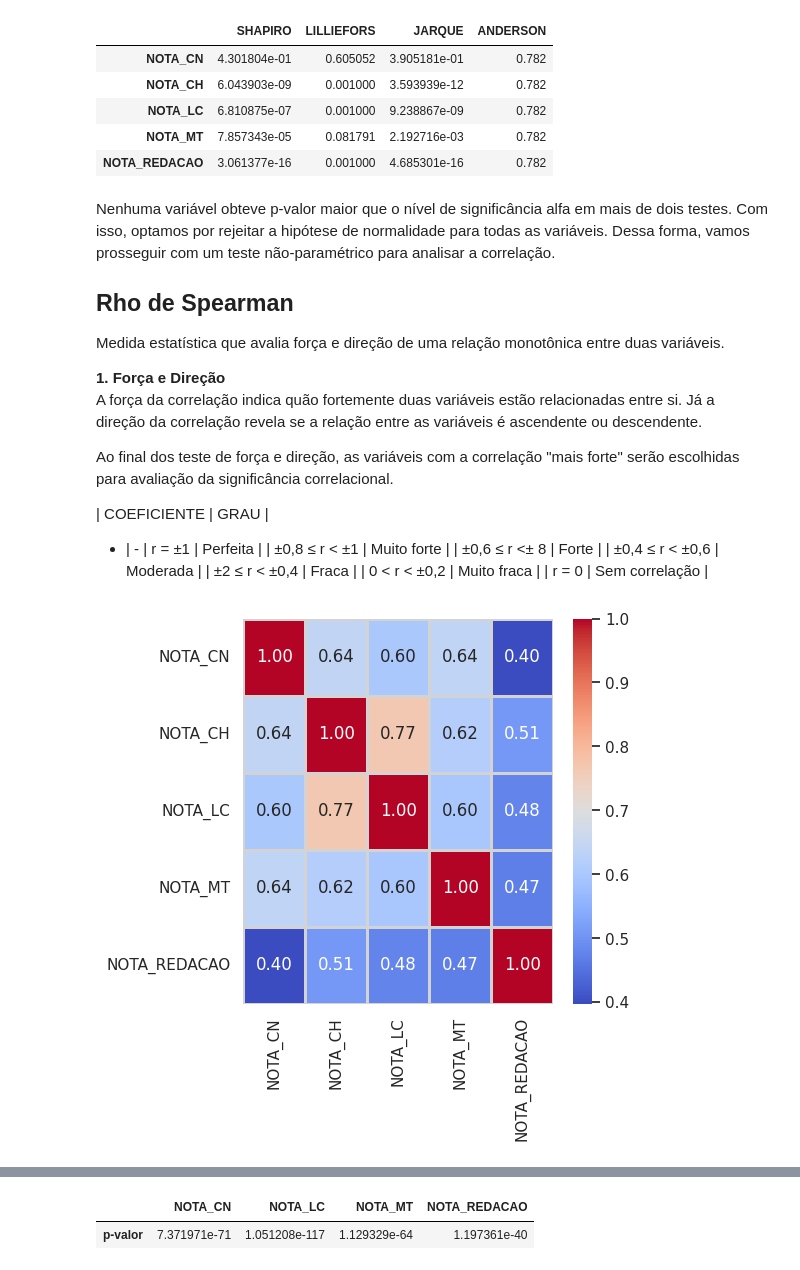
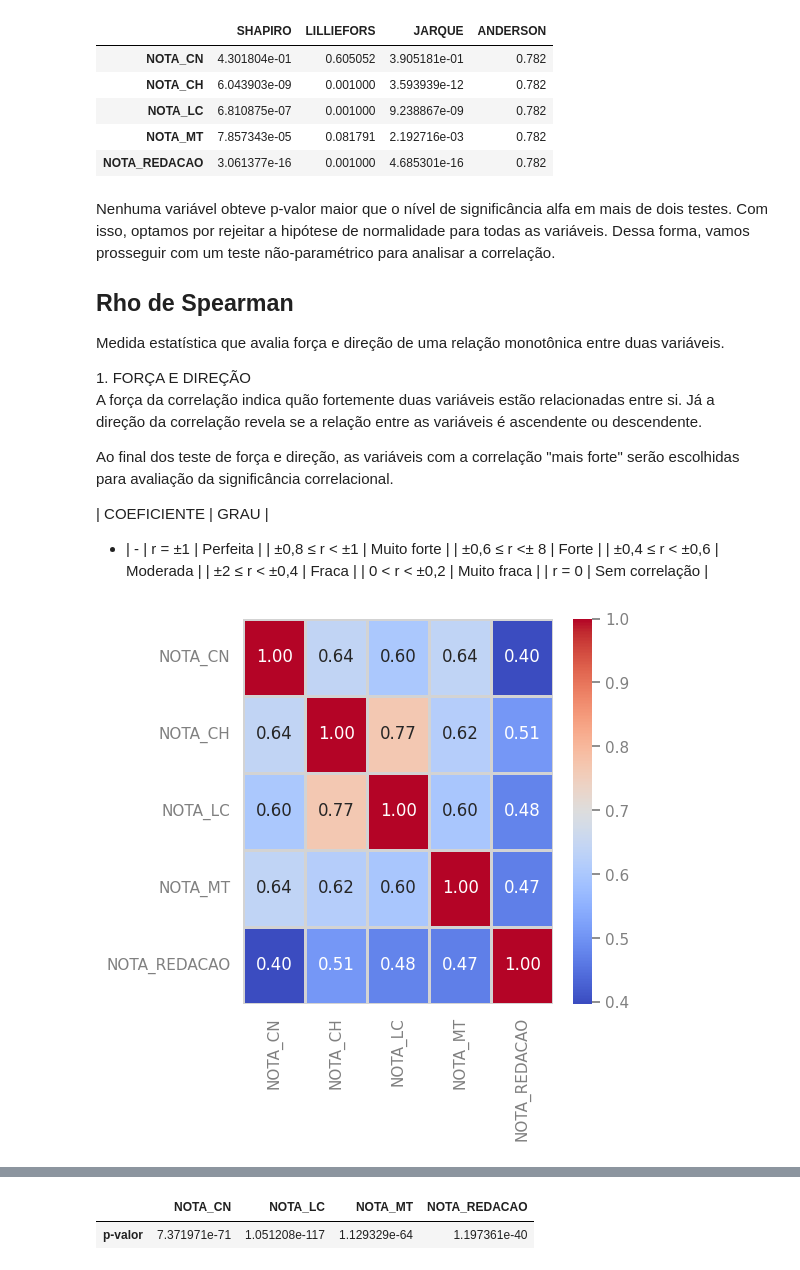
Before and after one commit to pyrataria/data_analytics, a Jupyter notebook: notas_enem_ap2023/notebook/notas_enem_ap2023.ipynb, the cells around one changed output, grey strips where cells are left out. Cells and saved outputs as stored; diff of their text form; code cells hidden in the pictures.

```diff
--- a/notas_enem_ap2023/notebook/notas_enem_ap2023.ipynb
+++ b/notas_enem_ap2023/notebook/notas_enem_ap2023.ipynb
@@ -137,3 +139,10 @@ sns.set_theme(style="whitegrid")
+# %%
+plt.rcParams.update({
+    'axes.labelcolor': 'gray',
+    'xtick.color': 'gray',
+    'ytick.color': 'gray',
+    'text.color': 'gray'
+})
 # %%
 scatter_matrix(df2, alpha=0.4, figsize=(10, 10));
 # %% [output]
@@ -221,7 +231,7 @@ Nenhuma variável obteve p-valor maior que o nível de significância alfa em ma
 ## Rho de Spearman
 Medida estatística que avalia força e direção de uma relação monotônica entre duas variáveis.
 
-**1\. Força e Direção**
+1\. FORÇA E DIREÇÃO
 A força da correlação indica quão fortemente duas variáveis estão relacionadas entre si. Já a direção da correlação revela se a relação entre as variáveis é ascendente ou descendente.
 
 Ao final dos teste de força e direção, as variáveis com a correlação "mais forte" serão escolhidas para avaliação da significância correlacional.
@@ -238,8 +248,8 @@ Ao final dos teste de força e direção, as variáveis com a correlação "mais
 # %%
 plt.figure(figsize=(df2.shape[1], df2.shape[1]))
 
-sns.heatmap(df2.corr(method="spearman"), annot=True, fmt=".2f",
-            cmap="coolwarm", cbar=True, linewidths=1, linecolor='lightgrey');
+sns.heatmap(df2.corr(method="spearman"), annot=True, linecolor='lightgrey',
+            fmt=".2f", cmap="coolwarm", cbar=True, linewidths=1);
 # %% [output]
-[figure, old version]
+[figure, new version]
 # %% [markdown]
```
Also changed, not shown: parts of 96 cells of this notebook.
